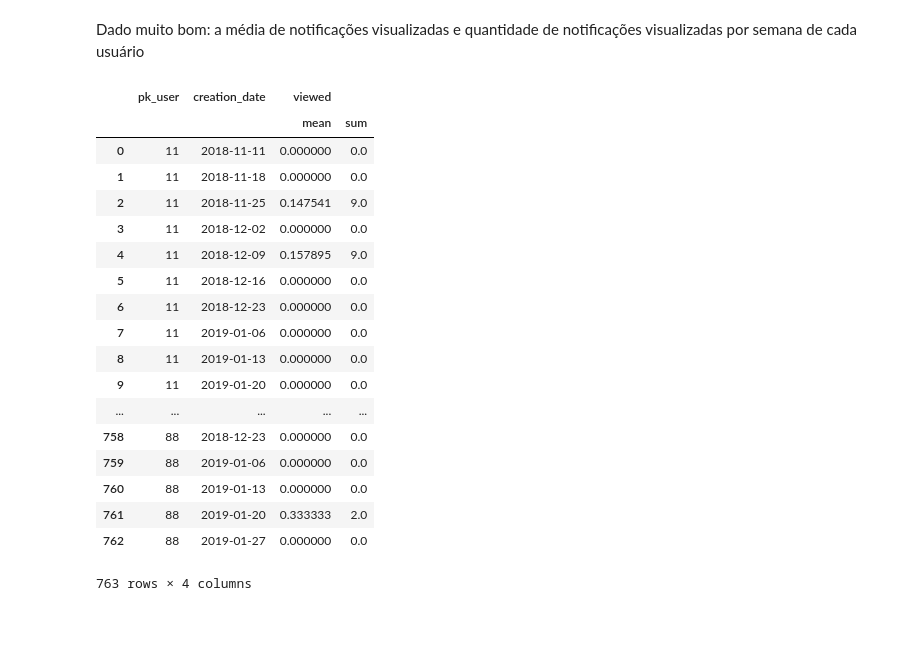
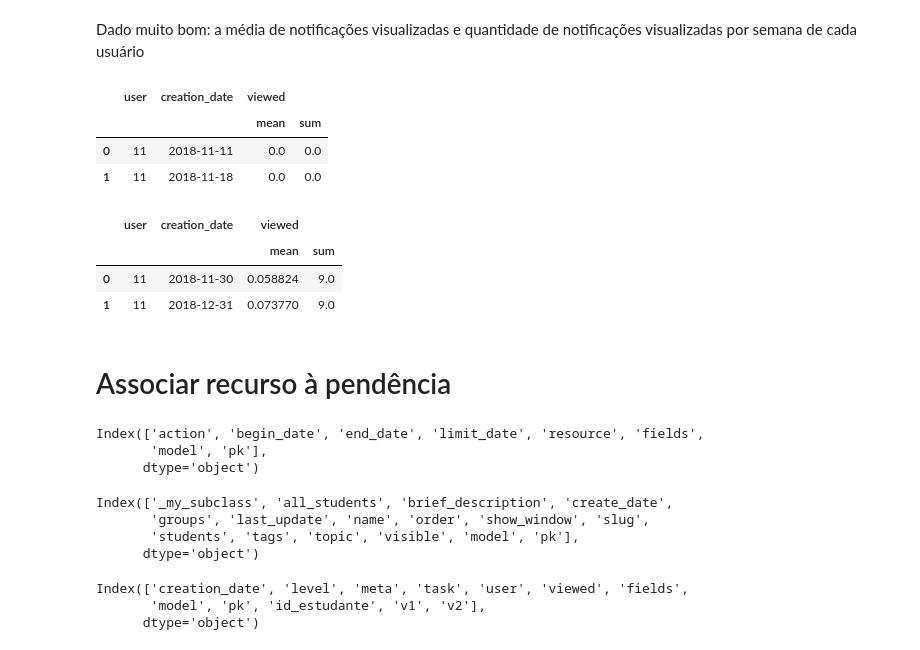
Before and after one commit to amadeusproject/amadeus-analysis, a Jupyter notebook: notebooks/exploratory/Notification & Users Logs analysis.ipynb, the cells around one changed output. Cells and saved outputs as stored; diff of their text form; code cells hidden in the pictures; blank space fills up the shorter version.

```diff
--- a/notebooks/exploratory/Notification & Users Logs analysis.ipynb
+++ b/notebooks/exploratory/Notification & Users Logs analysis.ipynb
@@ -266,9 +327,7 @@ user_df_flatten_clean = user_df_flatten.drop(["groups", "fields", "password"], a
 # Junção entre os datasets
 Para otimizar, irei coletar somente o username dos usuários durante o join com as notificações, depois eu irei buscar mais informações sobre eles.m
 # %%
-notifications_with_username_df = pd.merge(notification_df_flatted, user_df_flatten_clean.loc[:, ["pk"]], left_on=["user"], right_on=["pk"], suffixes=("_notifications", "_user"))
+notifications_with_user_grades_df = pd.merge(notification_df_flatted, grades_df, left_on=["user"], right_on=["id_estudante"])
-# %%
-notifications_with_user_grades_df = pd.merge(notifications_with_username_df, grades_df, left_on=["user"], right_on=["id_estudante"])
 # %%
 notifications_with_user_grades_df.head(10)
 # %% [output]
@@ -390,24 +422,39 @@ notifications_with_user_grades_df.resample('M').agg({"v1": "mean", "v2": "mean"}
 # %% [markdown]
 Dado muito bom: a média de notificações visualizadas e quantidade de notificações visualizadas por semana de cada usuário
 # %%
-notifications_with_user_grades_df.groupby(["pk_user", pd.Grouper(freq="W")]).agg({"viewed": ["mean", "sum"]}).reset_index()
+notifications_with_user_grades_df.groupby(["user", pd.Grouper(freq="W")])\
+.agg({"viewed": ["mean", "sum"]}).reset_index().head(2)
 # %% [output]
-|  | pk_user | creation_date | viewed |  |
+|  | user | creation_date | viewed |  |
 |  |  |  | mean | sum |
-| 0 | 11 | 2018-11-11 | 0.000000 | 0.0 |
-| 1 | 11 | 2018-11-18 | 0.000000 | 0.0 |
-| 2 | 11 | 2018-11-25 | 0.147541 | 9.0 |
-| 3 | 11 | 2018-12-02 | 0.000000 | 0.0 |
-| 4 | 11 | 2018-12-09 | 0.157895 | 9.0 |
-| 5 | 11 | 2018-12-16 | 0.000000 | 0.0 |
-| 6 | 11 | 2018-12-23 | 0.000000 | 0.0 |
-| 7 | 11 | 2019-01-06 | 0.000000 | 0.0 |
-| 8 | 11 | 2019-01-13 | 0.000000 | 0.0 |
-| 9 | 11 | 2019-01-20 | 0.000000 | 0.0 |
-| ... | ... | ... | ... | ... |
-| 758 | 88 | 2018-12-23 | 0.000000 | 0.0 |
-| 759 | 88 | 2019-01-06 | 0.000000 | 0.0 |
-| 760 | 88 | 2019-01-13 | 0.000000 | 0.0 |
-| 761 | 88 | 2019-01-20 | 0.333333 | 2.0 |
-| 762 | 88 | 2019-01-27 | 0.000000 | 0.0 |
+| 0 | 11 | 2018-11-11 | 0.0 | 0.0 |
+| 1 | 11 | 2018-11-18 | 0.0 | 0.0 |
-763 rows × 4 columns
+# %%
+notifications_with_user_grades_df.groupby(["user", pd.Grouper(freq="M")])\
+.agg({"viewed": ["mean", "sum"]}).reset_index().head(2)
+# %% [output]
+|  | user | creation_date | viewed |  |
+|  |  |  | mean | sum |
+| 0 | 11 | 2018-11-30 | 0.058824 | 9.0 |
+| 1 | 11 | 2018-12-31 | 0.073770 | 9.0 |
+# %% [markdown]
+# Associar recurso à pendência
+# %%
+pendencies_df.columns
+# %% [output]
+Index(['action', 'begin_date', 'end_date', 'limit_date', 'resource', 'fields',
+       'model', 'pk'],
+      dtype='object')
+# %%
+resources_flatten_df.columns
+# %% [output]
+Index(['_my_subclass', 'all_students', 'brief_description', 'create_date',
+       'groups', 'last_update', 'name', 'order', 'show_window', 'slug',
+       'students', 'tags', 'topic', 'visible', 'model', 'pk'],
+      dtype='object')
+# %%
+notifications_with_user_grades_df.columns
+# %% [output]
+Index(['creation_date', 'level', 'meta', 'task', 'user', 'viewed', 'fields',
+       'model', 'pk', 'id_estudante', 'v1', 'v2'],
+      dtype='object')
```
Also changed, not shown: parts of 30 cells of this notebook.
